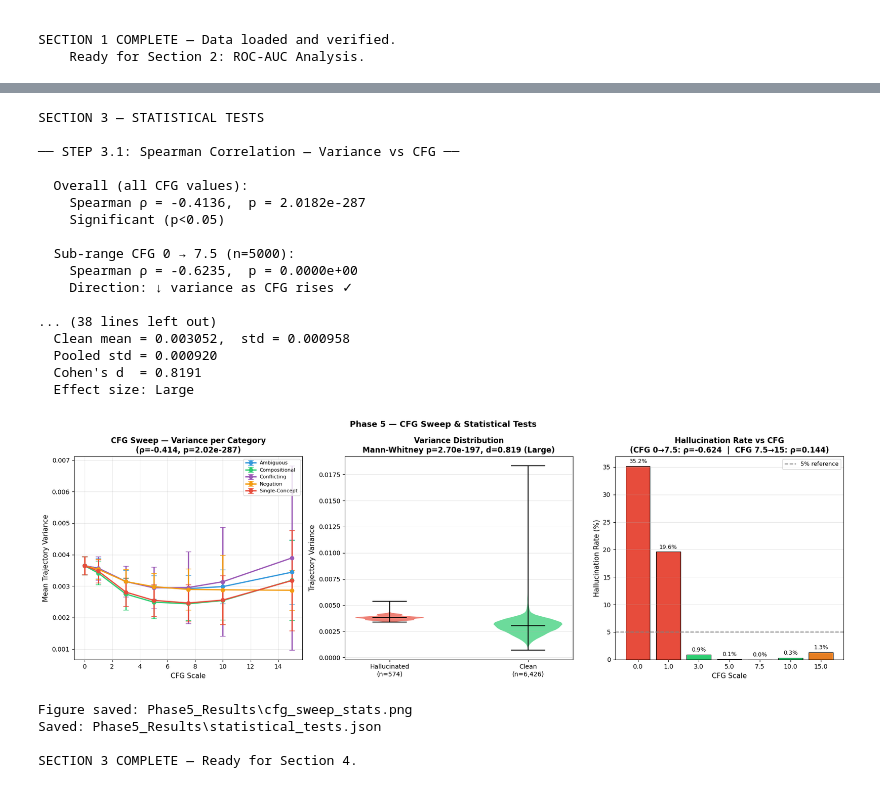
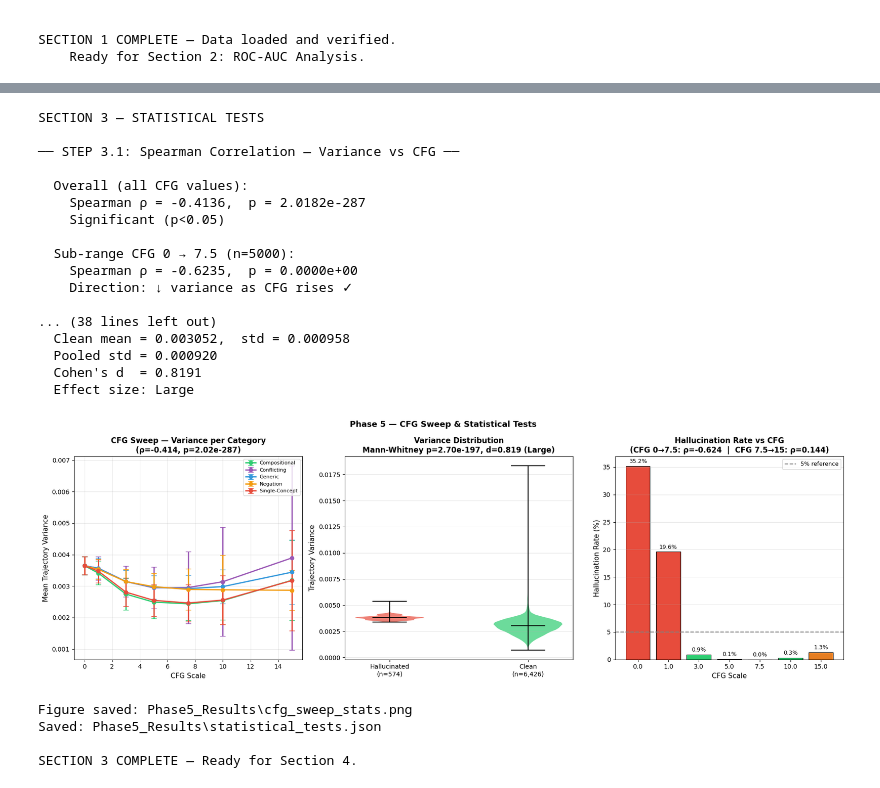
Before and after one commit to Shukla070/Understanding-Hallucination-in-Text-to-Image-Diffusion-Models, a Jupyter notebook: Phase5.ipynb, the cells around one changed output, grey strips where cells are left out. Drawn from its saved outputs; the diff is of its cells as text; code cells hidden in the pictures.

```diff
--- a/Phase5.ipynb
+++ b/Phase5.ipynb
@@ -19,6 +19,9 @@ with open(THRESHOLDS) as f:
     thresholds = json.load(f)
 
 df = pd.DataFrame(results)
+
+# Rename legacy category label
+df["category"] = df["category"].replace("Ambiguous", "Generic")
 
 print("PHASE 5 — STATISTICAL ANALYSIS")
 print(f"Records loaded  : {len(df)}")
@@ -474,7 +574,7 @@ ax = axes[0]
 cfg_vals = sorted(df["cfg"].unique())
 colors_cat = {
     "Single-Concept": "#e74c3c",
-    "Ambiguous":      "#3498db",
+    "Generic":      "#3498db",
     "Compositional":  "#2ecc71",
     "Conflicting":    "#9b59b6",
     "Negation":       "#f39c12",
@@ -536,34 +636,34 @@ ax.grid(axis="y", alpha=0.3)
 plt.tight_layout()
 fig_path = PHASE5_OUT / "cfg_sweep_stats.png"
 plt.savefig(fig_path, dpi=150, bbox_inches="tight")
 plt.show()
 print(f"\nFigure saved: {fig_path}")
 
 with open(PHASE5_OUT / "statistical_tests.json", "w") as f:
     json.dump(stat_results, f, indent=2)
 print(f"Saved: {PHASE5_OUT / 'statistical_tests.json'}")
 
 print()
 print("SECTION 3 COMPLETE — Ready for Section 4.")
 # %% [output]
 SECTION 3 — STATISTICAL TESTS
 
 ── STEP 3.1: Spearman Correlation — Variance vs CFG ──
 
   Overall (all CFG values):
     Spearman ρ = -0.4136,  p = 2.0182e-287
     Significant (p<0.05)
 
   Sub-range CFG 0 → 7.5 (n=5000):
     Spearman ρ = -0.6235,  p = 0.0000e+00
     Direction: ↓ variance as CFG rises ✓
 
 ... (38 lines left out)
   Clean mean = 0.003052,  std = 0.000958
   Pooled std = 0.000920
   Cohen's d  = 0.8191
   Effect size: Large
-[figure, old version]
+[figure, new version]
 Figure saved: Phase5_Results\cfg_sweep_stats.png
 Saved: Phase5_Results\statistical_tests.json
 
```
Also changed, not shown: parts of 3 cells of this notebook, 22 other files.
